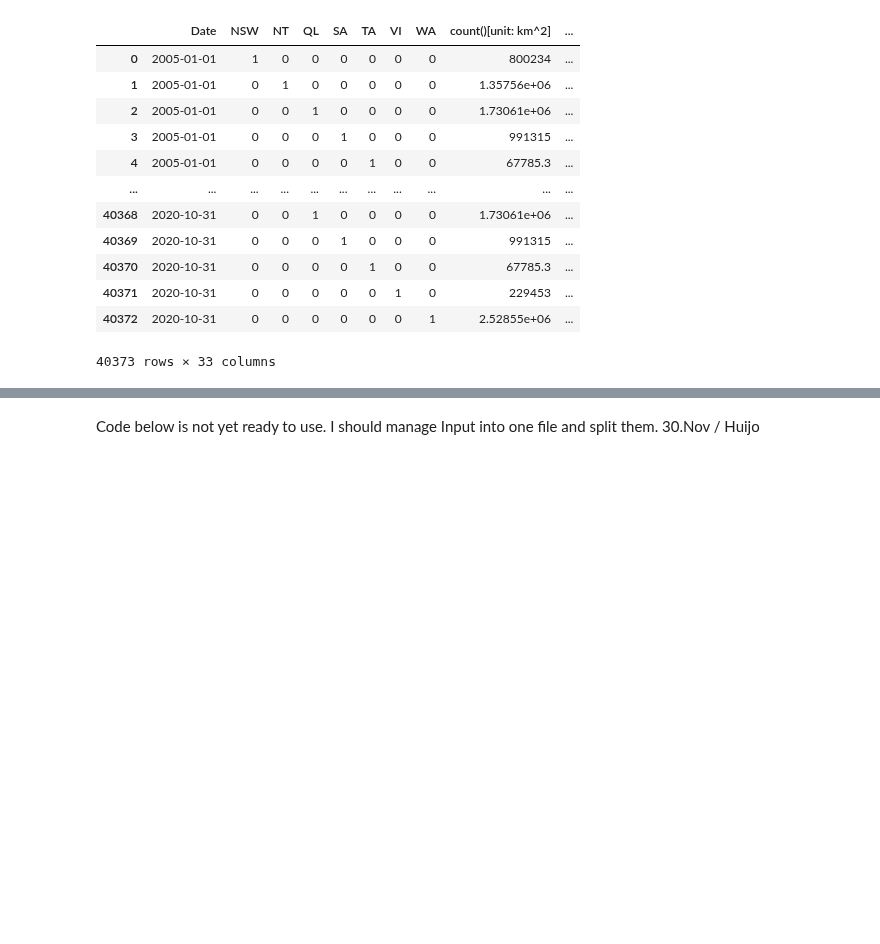
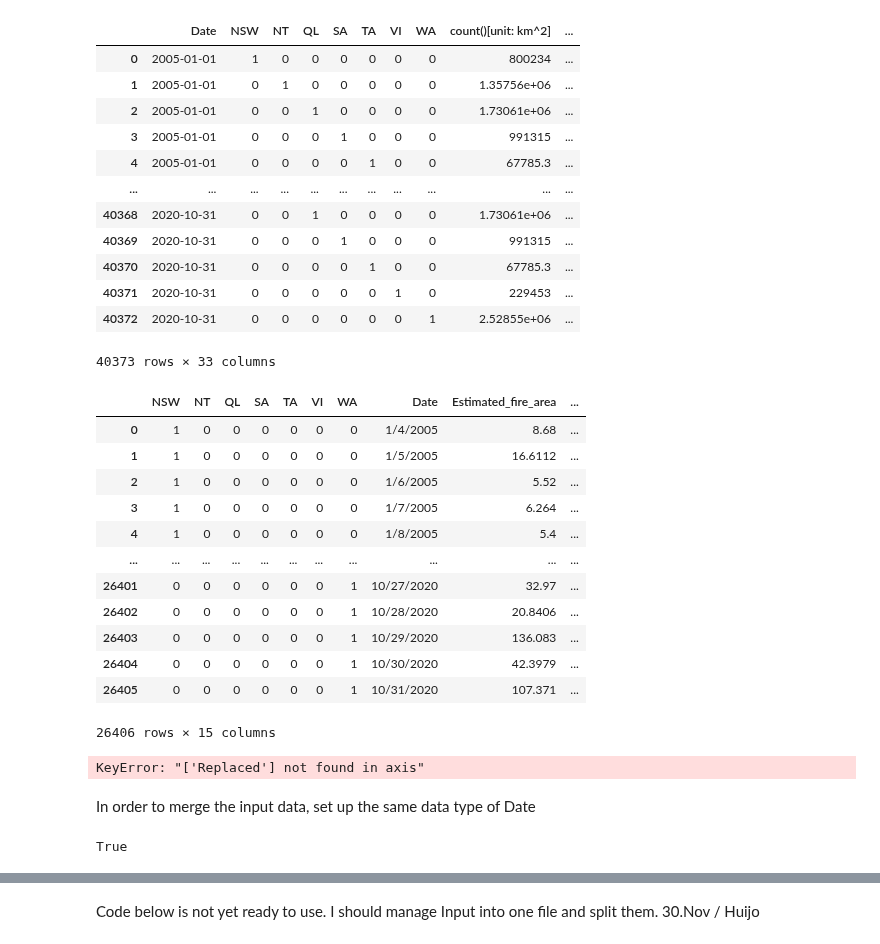
Before and after one commit to ccomkhj/Spot-Challenge-Wildfires, a Jupyter notebook: main/data_process.ipynb, the cells around one changed output, grey strips where cells are left out. Saved outputs shown, nothing was run; the diff lists cells and outputs as text; code cells hidden in the pictures; blank space fills up the shorter version.

Commit message:
One Hot Encoding & Merging Input Data

```diff
--- a/main/data_process.ipynb
+++ b/main/data_process.ipynb
@@ -925,3 +912,35 @@ Weather_filtered_ohe
 | 40371 | 2020-10-31 | 0 | 0 | 0 | 0 | 0 | 1 | 0 | 229453 | ... |
 | 40372 | 2020-10-31 | 0 | 0 | 0 | 0 | 0 | 0 | 1 | 2.52855e+06 | ... |
 40373 rows × 33 columns
+# %%
+ohe2 = OneHotEncoder(sparse=False)
+ohe2.fit_transform(H_Wildfires[['Region']])
+column_trans = make_column_transformer(
+(OneHotEncoder(),['Region']), remainder='passthrough')
+H_Wildfires_ohe2=column_trans.fit_transform(H_Wildfires.copy())
+# now Region is transformed into one-hot encoder.
+H_Wildfires_ohe2
+column_wo_Region2=np.delete(H_Wildfires.columns.values,0) # if the wrong column is deleted, change 0 to proper column.
+H_Wildfires_ohe=pd.DataFrame(H_Wildfires_ohe2,columns=np.concatenate((np.squeeze(np.array(ohe2.categories_)),column_wo_Region2)))
+H_Wildfires_ohe
+# %% [output]
+|  | NSW | NT | QL | SA | TA | VI | WA | Date | Estimated_fire_area | ... |
+| 0 | 1 | 0 | 0 | 0 | 0 | 0 | 0 | 1/4/2005 | 8.68 | ... |
+| 1 | 1 | 0 | 0 | 0 | 0 | 0 | 0 | 1/5/2005 | 16.6112 | ... |
+| 2 | 1 | 0 | 0 | 0 | 0 | 0 | 0 | 1/6/2005 | 5.52 | ... |
+| 3 | 1 | 0 | 0 | 0 | 0 | 0 | 0 | 1/7/2005 | 6.264 | ... |
+| 4 | 1 | 0 | 0 | 0 | 0 | 0 | 0 | 1/8/2005 | 5.4 | ... |
+| ... | ... | ... | ... | ... | ... | ... | ... | ... | ... | ... |
+| 26401 | 0 | 0 | 0 | 0 | 0 | 0 | 1 | 10/27/2020 | 32.97 | ... |
+| 26402 | 0 | 0 | 0 | 0 | 0 | 0 | 1 | 10/28/2020 | 20.8406 | ... |
+| 26403 | 0 | 0 | 0 | 0 | 0 | 0 | 1 | 10/29/2020 | 136.083 | ... |
+| 26404 | 0 | 0 | 0 | 0 | 0 | 0 | 1 | 10/30/2020 | 42.3979 | ... |
+| 26405 | 0 | 0 | 0 | 0 | 0 | 0 | 1 | 10/31/2020 | 107.371 | ... |
+26406 rows × 15 columns
+# %%
+H_Wildfires_ohe=H_Wildfires_ohe.drop(columns='Replaced')
+# Delete Replaced. I believe it has no impact for the result.
+# %% [output]
+KeyError: "['Replaced'] not found in axis"
+# %% [markdown]
+In order to merge the input data, set up the same data type of Date
@@ -927,0 +950,4 @@ Weather_filtered_ohe
+# %%
+Weather_filtered_ohe.iloc[24,0]==H_Wildfires_ohe.iloc[0,7] # It's same now.
+# %% [output]
+True
```
Also changed, not shown: parts of 8 cells of this notebook.
